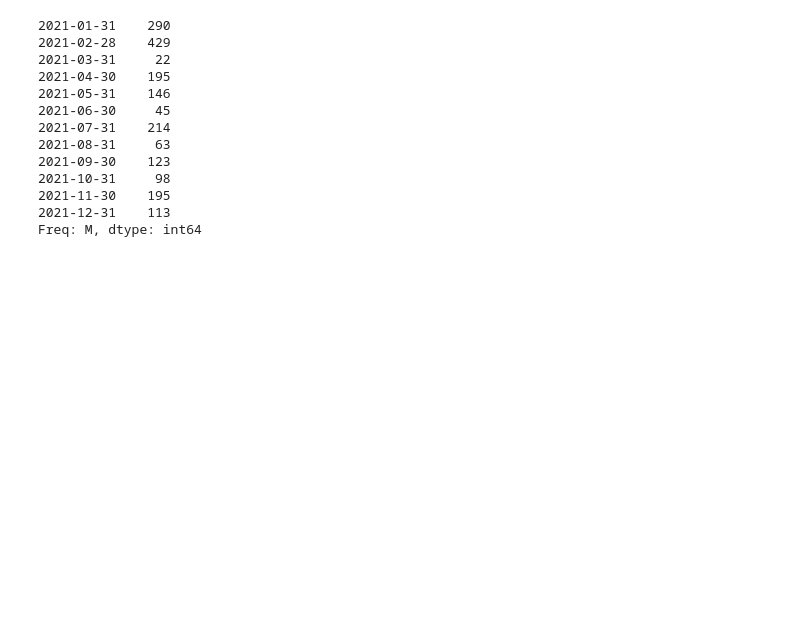
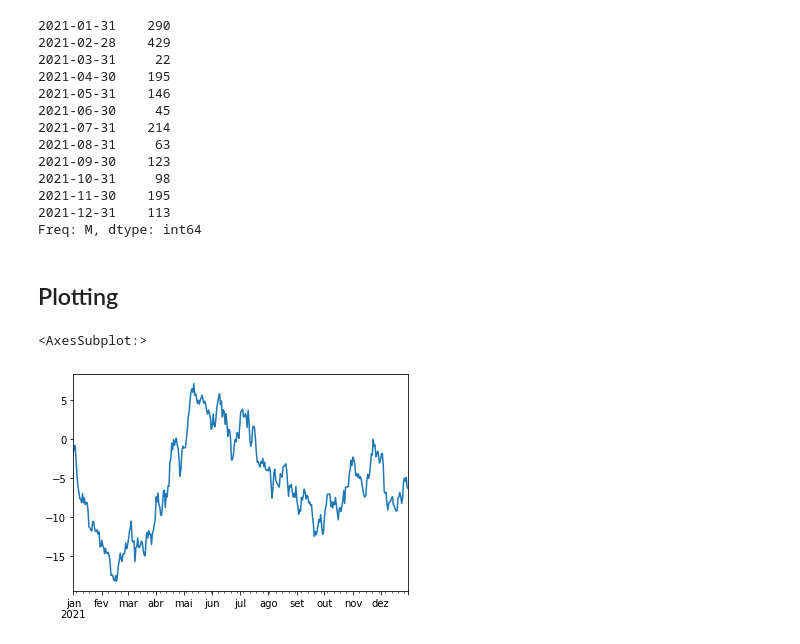
Before and after one commit to jpaulorc/Leaning-Python, a Jupyter notebook: NB00012-pandas.ipynb, the cells around one changed output. Cells and saved outputs as stored; diff of their text form; code cells hidden in the pictures; blank space fills up the shorter version.

```diff
--- a/NB00012-pandas.ipynb
+++ b/NB00012-pandas.ipynb
@@ -639,3 +639,5 @@ ts
 2021-11-30    195
 2021-12-31    113
 Freq: M, dtype: int64
+# %% [markdown]
+## Plotting
@@ -641,0 +648,9 @@ Freq: M, dtype: int64
+# %%
+rng = pd.date_range('1/1/2021', periods=365, freq='D')
+ts = pd.Series(np.random.randn(365), index=rng)
+ts = ts.cumsum()
+# %%
+ts.plot()
+# %% [output]
+<AxesSubplot:>
+[figure, added]
```
Also changed, not shown: parts of 3 cells of this notebook.
